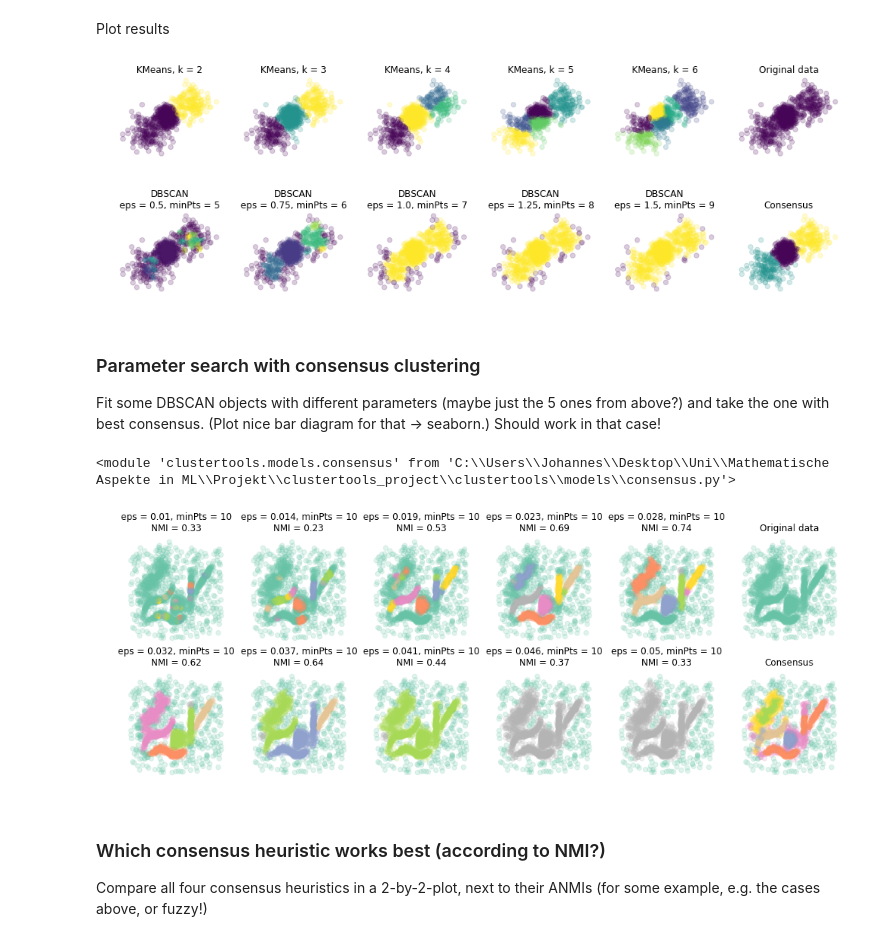
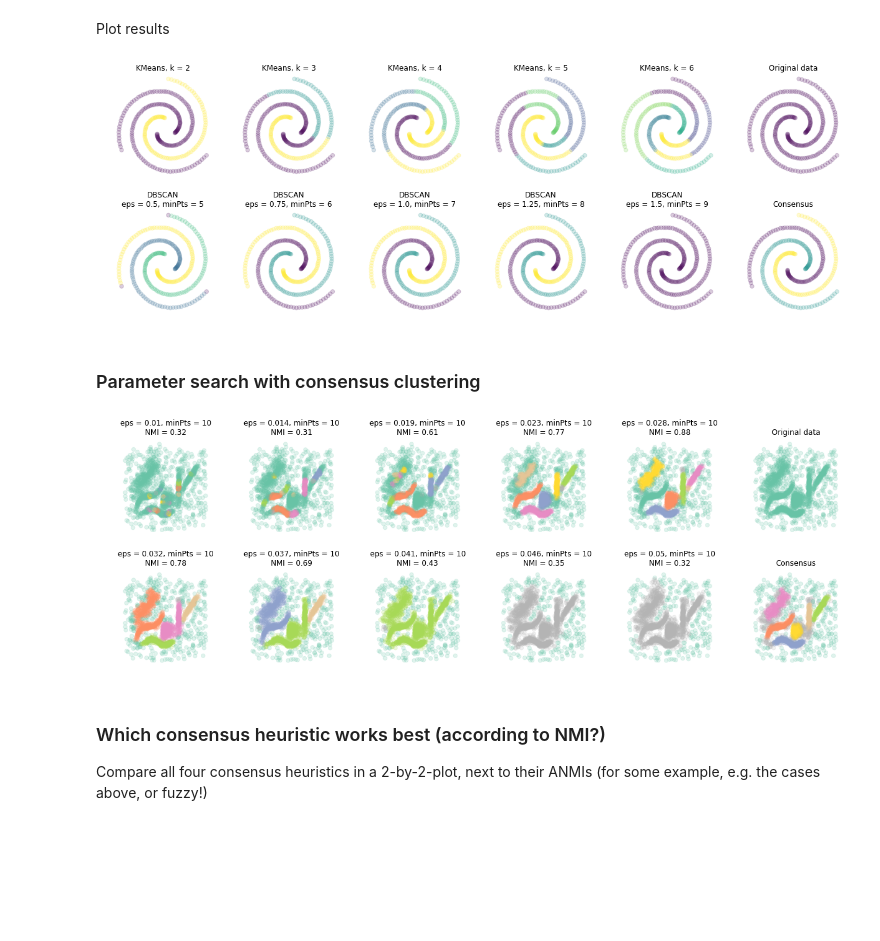
Before and after one commit to clustertoolsgroup/clustertools_project, a Jupyter notebook: even_more_examples.ipynb, the cells around one changed output. Drawn from its saved outputs; the diff is of its cells as text; code cells hidden in the pictures; blank space fills up the shorter version.

```diff
--- a/even_more_examples.ipynb
+++ b/even_more_examples.ipynb
@@ -169,7 +169,5 @@ PUT THIS INTO LOAD-DATA!!
 #    return data
 # %%
 from clustertools.load_data import load_spiral_data, scale_data, load_uneven_blobs
-#data = load_spiral_data(scale = 'True')
-#data = different_density_blobs()
-data = load_uneven_blobs()
-np.savetxt('uneven_blobs.txt', data)
+data = load_spiral_data(scale = 'True')
+#data = load_uneven_blobs()
@@ -227,31 +215,32 @@ labels = []
 for obj in kmeans_objects:
     labels.append(obj.cluster_labels)
 labels.append(no_labels)
 for obj in dbscan_objects:
     labels.append(consensus_obj._noise_to_zero(obj).cluster_labels)
 labels.append(consensus_labels)
 
 # Init plotting arrangement
 num_plots = len(kmeans_objects) + len(dbscan_objects) + 2
 num_subplts_per_row = 6
 num_rows = num_plots // num_subplts_per_row
 num_cols = min(num_subplts_per_row, num_plots)
 f, axarr = plt.subplots(num_rows,num_cols, figsize=(17, 3*num_rows))
 
 # Plot labels
 for i, ax in enumerate(axarr.flat):
     #format_square(ax, min(data[:, 0]), max(data[:, 0]), min(data[:, 1]), max(data[:, 1]))
     ax.set_aspect('equal')
     ax.scatter(data[:, 0], data[:, 1], s=40, c=labels[i], alpha=0.2)
     ax.axis('off')
     if i < num_subplts_per_row - 1:
         ax.set_title('KMeans, k = {0}'.format(num_clusters_array[i]))
     elif i == num_subplts_per_row - 1:
         ax.set_title('Original data')
     elif i < num_plots - 1:
         ax.set_title('DBSCAN\neps = {0}, minPts = {1}'.format(eps_array[i-num_subplts_per_row], minPts_array[i-num_subplts_per_row]))
     else:
         ax.set_title('Consensus')
+plt.tight_layout()
 plt.show()
 # %% [output]
-[figure, old version]
+[figure, new version]
@@ -261,8 +246,0 @@ plt.show()
-# %% [markdown]
-### Parameter search with consensus clustering
-
-Fit some DBSCAN objects with different parameters (maybe just the 5 ones from above?) and take the one with best consensus. (Plot nice bar diagram for that -> seaborn.) Should work in that case!
-# %%
-importlib.reload(consensus)
-# %% [output]
-<module 'clustertools.models.consensus' from 'C:\\Users\\Johannes\\Desktop\\Uni\\Mathematische Aspekte in ML\\Projekt\\clustertools_project\\clustertools\\models\\consensus.py'>
@@ -269,3 +249,5 @@ importlib.reload(consensus)
+# %% [markdown]
+### Parameter search with consensus clustering
 # %%
 from clustertools.load_data import load_spiral_data, scale_data
 #data = load_spiral_data(scale = 'True')
@@ -330,7 +312,8 @@ for i, ax in enumerate(axarr.flat):
         ax.set_title('eps = {:.2}, minPts = {:}\nNMI = {:.2}'.format(eps_array[i-1], minPts_array[i-1], nmi_array[i-1]))
     else:
         ax.set_title('Consensus')
+plt.tight_layout()
 plt.show()
 # %% [output]
-[figure, old version]
+[figure, new version]
 # %%
```
Also changed, not shown: parts of 11 cells of this notebook, 10 other files.
